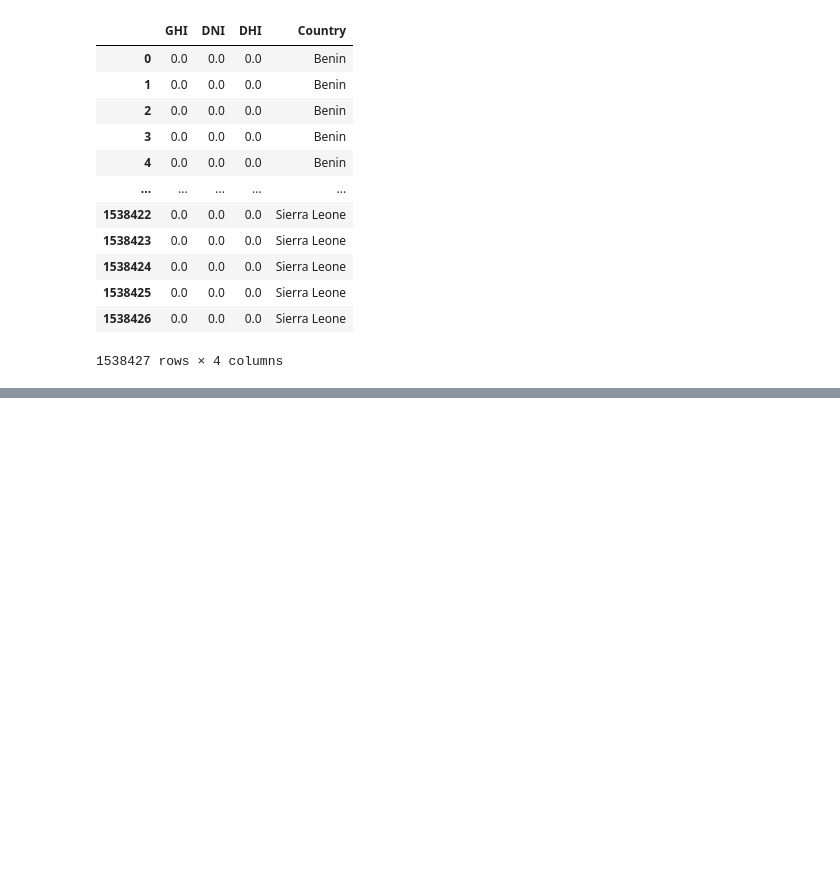
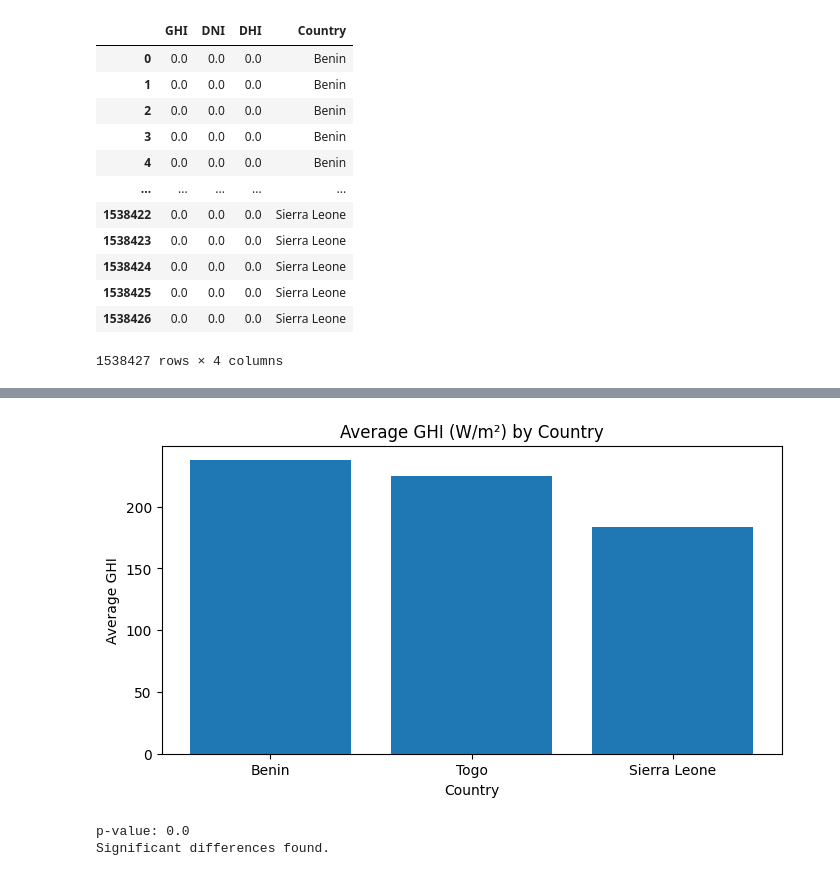
Before and after one commit to abrehamashebir/solar-challenge-week1, a Jupyter notebook: notebooks/compare_countries.ipynb, the cells around one changed output, grey strips where cells are left out. Drawn from its saved outputs; the diff is of its cells as text; code cells hidden in the pictures; blank space fills up the shorter version.

```diff
--- a/notebooks/compare_countries.ipynb
+++ b/notebooks/compare_countries.ipynb
@@ -85,0 +114,26 @@ plt.show()
+# %%
+average_GHI = df.groupby('Country')['GHI'].mean().sort_values(ascending=False)
+plt.figure(figsize=(8, 4))
+plt.bar(average_GHI.index, average_GHI.values)
+plt.title('Average GHI (W/m²) by Country')
+plt.xlabel('Country')
+plt.ylabel('Average GHI')
+plt.savefig('../figures/average_GHI.png', dpi=300)
+plt.show()
+# %% [output]
+[figure, added]
+# %%
+ghi_benin = benin['GHI']
+ghi_togo = togo['GHI']
+ghi_ser = ser['GHI']
+# Perform ANOVA
+p_value = f_oneway(ghi_benin, ghi_togo, ghi_ser).pvalue
+print(f"p-value: {p_value}")
+# Perform post-hoc test if ANOVA is significant
+if p_value < 0.05:
+    print("Significant differences found.")
+else:
+    print("No significant differences found.")
+# %% [output]
+p-value: 0.0
+Significant differences found.
```
Also changed, not shown: parts of 5 cells of this notebook.
